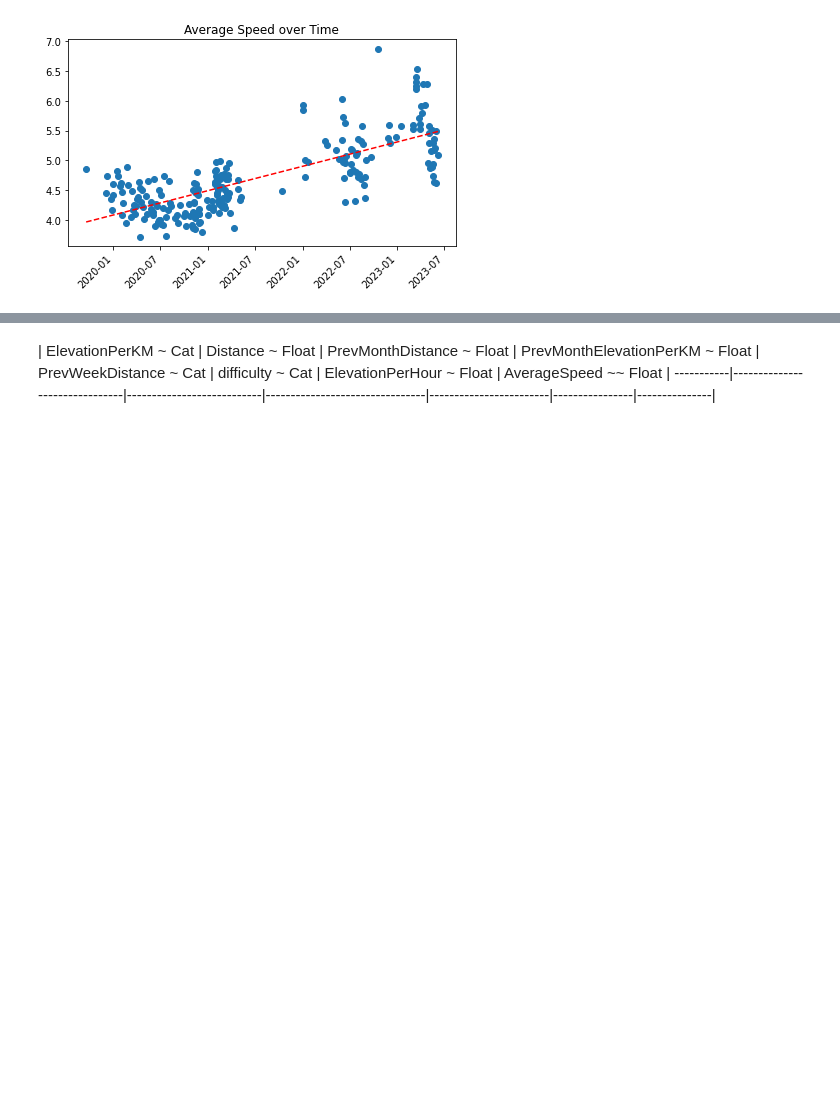
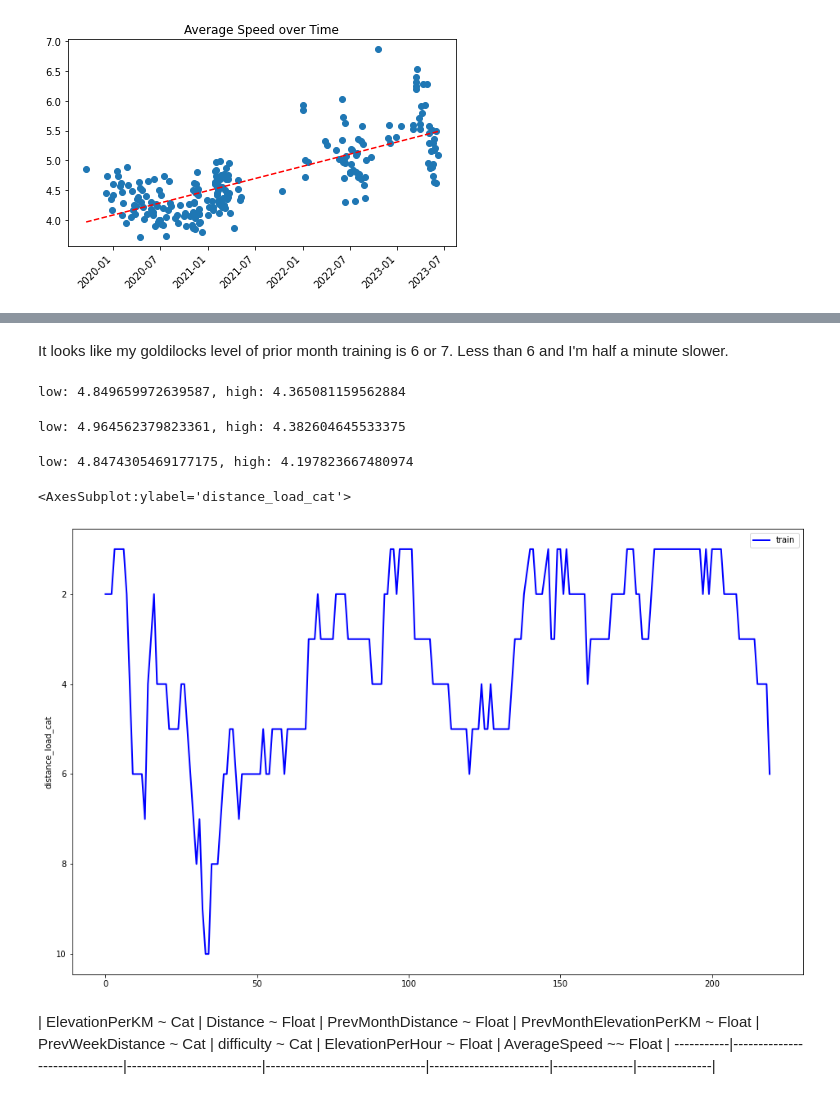
Before and after one commit to dougiebudge/stravaExperiment, a Jupyter notebook: explore.ipynb, the cells around one changed output, grey strips where cells are left out. Cells and saved outputs as stored; diff of their text form; code cells hidden in the pictures; blank space fills up the shorter version.

```diff
--- a/explore.ipynb
+++ b/explore.ipynb
@@ -440,3 +495,52 @@ df_time
+# %% [markdown]
+It looks like my goldilocks level of prior month training is 6 or 7.
+Less than 6 and I'm half a minute slower.
+# %%
+# What does the rank of previous week distance mean for average run pace?
+low_load= runs[["distance","prevWeekDist","moving_time","pace"]].loc[runs["distance_fatigue_cat"]<=1]
+high_load=runs[["distance","prevWeekDist","moving_time","pace"]].loc[runs["distance_fatigue_cat"]>=9]
+print("low: {}, high: {}".format(low_load["pace"].mean(),high_load["pace"].mean()))
+# %% [output]
+low: 4.849659972639587, high: 4.365081159562884
+# %%
+# What does the rank of previous week distance mean for average run pace?
+low_load= runs[["distance","prevMonthElevation","moving_time","pace"]].loc[runs["elevation_load_cat"]<=1]
+high_load=runs[["distance","prevMonthElevation","moving_time","pace"]].loc[runs["elevation_load_cat"]>=9]
+print("low: {}, high: {}".format(low_load["pace"].mean(),high_load["pace"].mean()))
+# %% [output]
+low: 4.964562379823361, high: 4.382604645533375
+# %%
+# Looks like distance and elevation are too closely linked so I'll just use distance for the longer training lookback
+
+# Training block (10 weeks) distance
+df_time = pd.DataFrame({"distance": df["distance"].tolist()},
+                       index = df["start_date"])
+df_time= df_time.rolling('70D',closed='left').sum()
+df["prevBlockDist"]=df_time["distance"].to_numpy()
+
+# Training block categorisation
+df["training_block_cat"]= pd.cut(
+    df.prevBlockDist,
+    bins=10,
+    labels=[*range(0,10)]
+)
+
+runs= df.loc[df["type"]=="Run"]
+runs['pace']= 1000/(runs["average_speed"]*60)
+short_runs= runs.loc[df["distance"] <= 10000]
+runs.reset_index(inplace=True)
+low_load= runs[["distance","prevBlockDist","moving_time","pace"]].loc[runs["training_block_cat"]<=4]
+high_load=runs[["distance","prevBlockDist","moving_time","pace"]].loc[runs["training_block_cat"]>=7]
+print("low: {}, high: {}".format(low_load["pace"].mean(),high_load["pace"].mean()))
+# %% [output]
+low: 4.8474305469177175, high: 4.197823667480974
+# %%
+fig, ax = plt.subplots(figsize=(16,10))
+monthly = runs.groupby(pd.Grouper(key='start_date', freq='M')).sum()
+sns.lineplot(data=runs["distance_load_cat"], linewidth=2, label="train",color="blue", ax=ax)
+# %% [output]
+<AxesSubplot:ylabel='distance_load_cat'>
+[figure, added]
 # %% [markdown]
 | ElevationPerKM ~ Cat | Distance ~ Float | PrevMonthDistance ~ Float | PrevMonthElevationPerKM ~ Float | PrevWeekDistance ~ Cat |  difficulty ~ Cat | ElevationPerHour ~ Float | AverageSpeed ~~ Float
 | -----------|-------------------------------|---------------------------|--------------------------------|------------------------|----------------|---------------|
```
Also changed, not shown: parts of 5 cells of this notebook.
